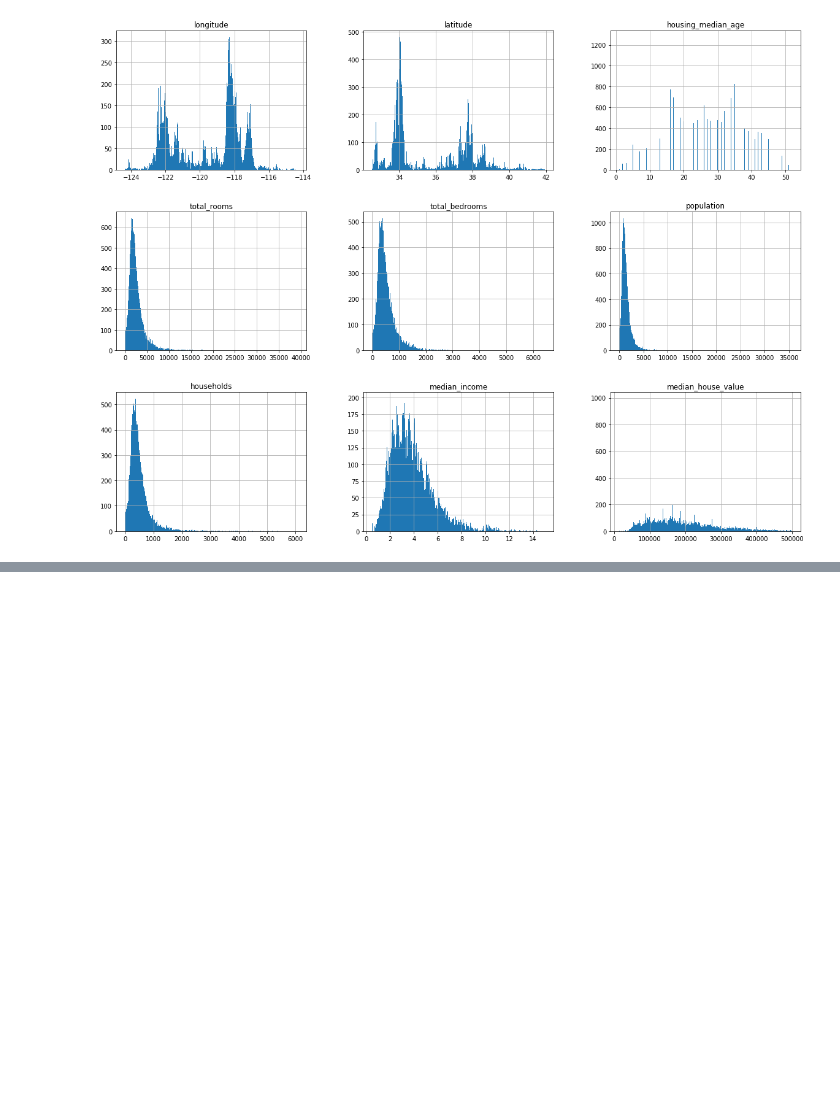
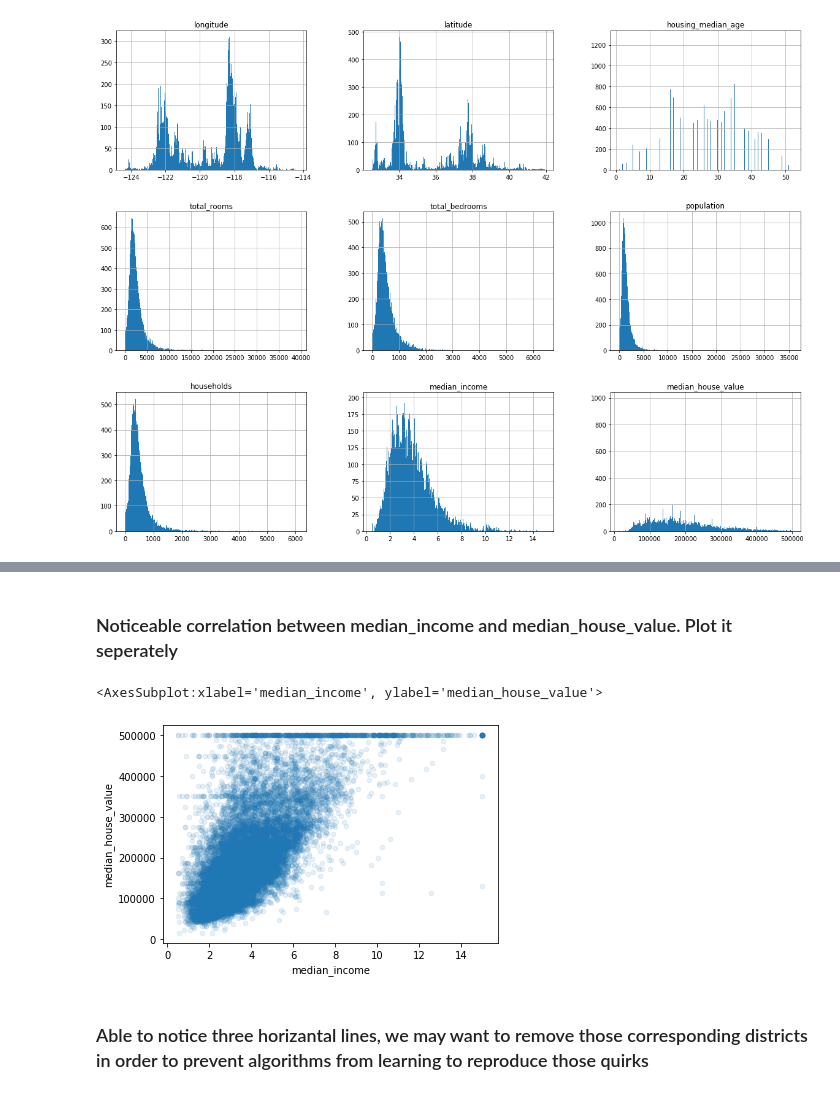
Before and after one commit to tejeshsai/Hands_On_Machine_Learning_sklearn_CodeBase, a Jupyter notebook: Chapter 2/Housing.ipynb, the cells around one changed output, grey strips where cells are left out. Cells and saved outputs as stored; diff of their text form; code cells hidden in the pictures; blank space fills up the shorter version.

```diff
--- a/Chapter 2/Housing.ipynb
+++ b/Chapter 2/Housing.ipynb
@@ -86,0 +162,9 @@ plt.show()
+# %% [markdown]
+### Noticeable correlation between median_income and median_house_value. Plot it seperately
+# %%
+housing.plot(kind="scatter",x="median_income",y="median_house_value",alpha=0.1)
+# %% [output]
+<AxesSubplot:xlabel='median_income', ylabel='median_house_value'>
+[figure, added]
+# %% [markdown]
+### Able to notice three horizantal lines, we may want to remove those corresponding districts in order to prevent algorithms from learning to reproduce those quirks
```
Also changed, not shown: parts of 21 cells of this notebook.
